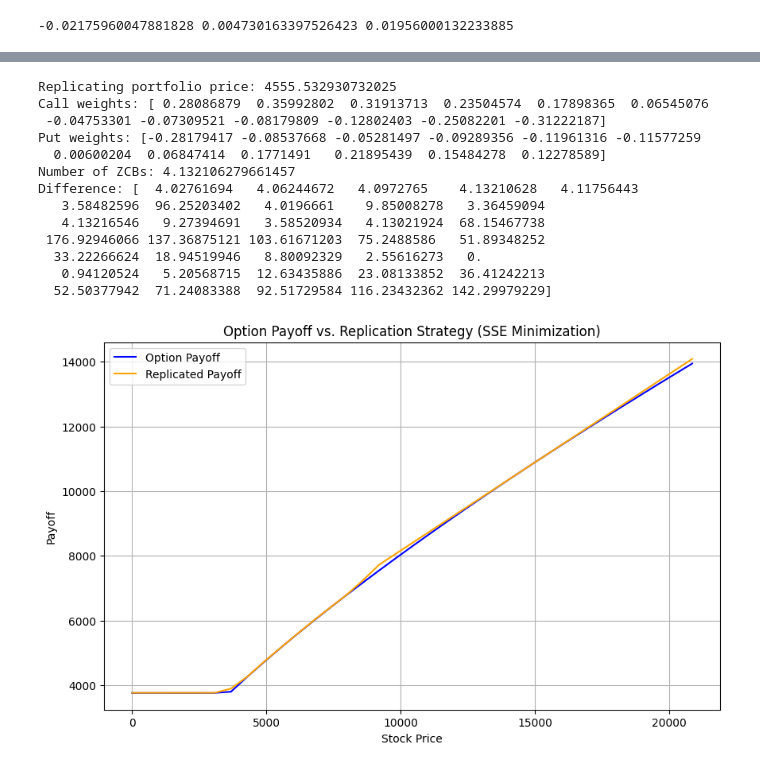
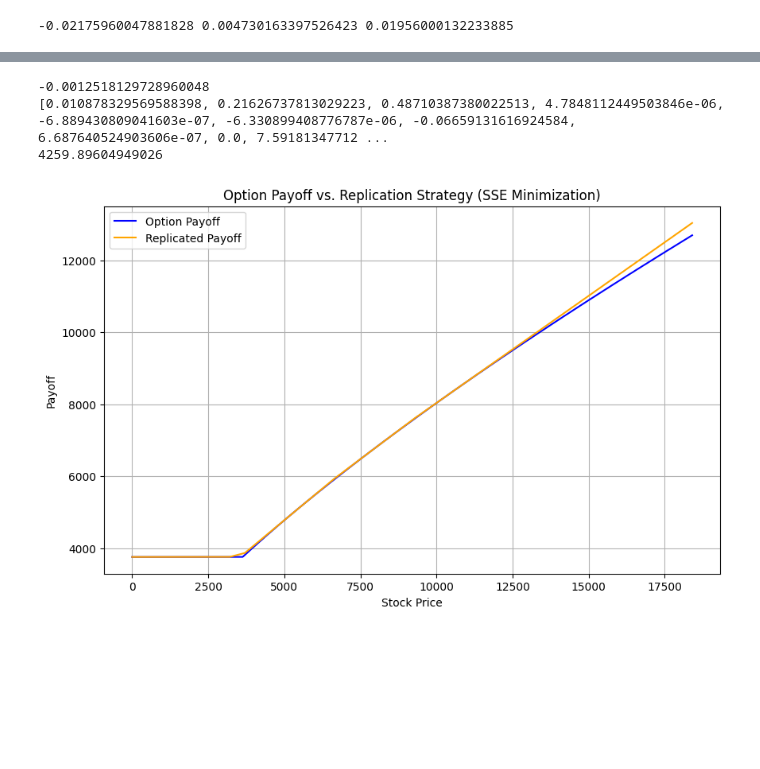
Before and after one commit to Maxlmns/Derivatives-and-security-pricing, a Jupyter notebook: main.ipynb, the cells around one changed output, grey strips where cells are left out. Saved outputs shown, nothing was run; the diff lists cells and outputs as text; code cells hidden in the pictures; blank space fills up the shorter version.

Commit message:
Final results

```diff
--- a/main.ipynb
+++ b/main.ipynb
@@ -319,11 +319,12 @@ for i in range(len(new_sigma_i_ask)):
 
 sigma_square = sigma_square2
 
+T = (Ti[-1] - Ti[0]).days/365
+zcb = B0[-1]
+g025 = fsolve(payoff, [0], args=(S0, D0[-1], zcb,T , 0.25, sigma_square))[0]
+g05 = fsolve(payoff, [0], args=(S0, D0[-1], zcb, T, 0.5, sigma_square))[0]
 
-g025 = fsolve(payoff, [0], args=(S0, D0[-1], B0[-1], (Ti[-1] - Ti[0]).days/365, 0.25, sigma_square))[0]
-g05 = fsolve(payoff, [0], args=(S0, D0[-1], B0[-1], (Ti[-1] - Ti[0]).days/365, 0.5, sigma_square))[0]
-
-g075 = fsolve(payoff, [0], args=(S0, D0[-1], B0[-1], (Ti[-1] - Ti[0]).days/365, 0.75, sigma_square))[0]
+g075 = fsolve(payoff, [0], args=(S0, D0[-1],zcb, T, 0.75, sigma_square))[0]
 print(g025,g05,g075)
 # %% [output]
 -0.02175960047881828 0.004730163397526423 0.01956000132233885
@@ -588,18 +456,8 @@ def portfolio(l):
 # %%
-portfolio([0.25, g025, 35])
+show_results(optimize_portfolio(g025, 0.25),g025,0.25)
 # %% [output]
-Replicating portfolio price: 4555.532930732025
-Call weights: [ 0.28086879  0.35992802  0.31913713  0.23504574  0.17898365  0.06545076
- -0.04753301 -0.07309521 -0.08179809 -0.12802403 -0.25082201 -0.31222187]
-Put weights: [-0.28179417 -0.08537668 -0.05281497 -0.09289356 -0.11961316 -0.11577259
-  0.00600204  0.06847414  0.1771491   0.21895439  0.15484278  0.12278589]
-Number of ZCBs: 4.132106279661457
-Difference: [  4.02761694   4.06244672   4.0972765    4.13210628   4.11756443
-   3.58482596  96.25203402   4.0196661    9.85008278   3.36459094
-   4.13216546   9.27394691   3.58520934   4.13021924  68.15467738
- 176.92946066 137.36875121 103.61671203  75.2488586   51.89348252
-  33.22266624  18.94519946   8.80092329   2.55616273   0.
-   0.94120524   5.20568715  12.63435886  23.08133852  36.41242213
-  52.50377942  71.24083388  92.51729584 116.23432362 142.29979229]
+-0.0012518129728960048
+[0.010878329569588398, 0.21626737813029223, 0.48710387380022513, 4.7848112449503846e-06, -6.889430809041603e-07, -6.330899408776787e-06, -0.06659131616924584, 6.687640524903606e-07, 0.0, 7.59181347712 ...
+4259.89604949026
-[figure, old version]
+[figure, new version]
 # %%
```
Also changed, not shown: parts of 7 cells of this notebook.
